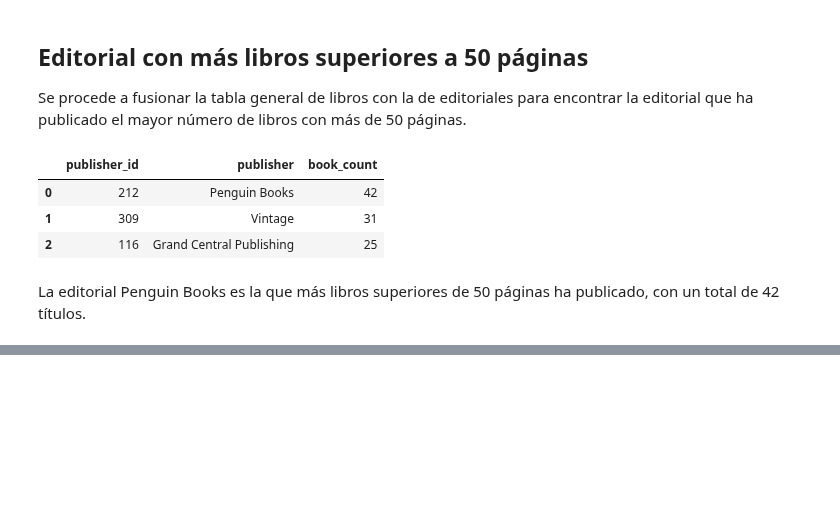
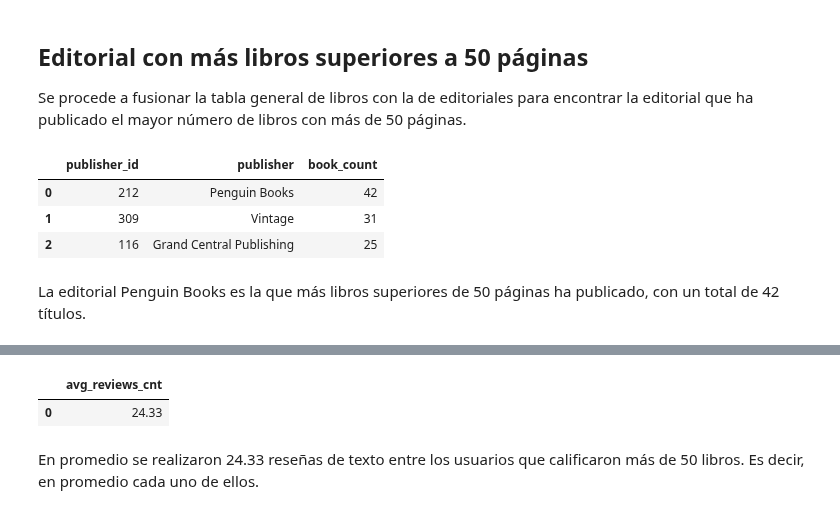
Before and after one commit to ScinDBad/DA_proyecto_final, a Jupyter notebook: sql_bookdata/sql_bookdata.ipynb, the cells around one changed output, grey strips where cells are left out. Saved outputs shown, nothing was run; the diff lists cells and outputs as text; code cells hidden in the pictures; blank space fills up the shorter version.

```diff
--- a/sql_bookdata/sql_bookdata.ipynb
+++ b/sql_bookdata/sql_bookdata.ipynb
@@ -288,0 +333,23 @@ La editorial Penguin Books es la que más libros superiores de 50 páginas ha pu
+# %%
+# Mostrar el promedio de la cantidad de reseñas por usuario que
+# calificaron más de 50 libros
+show('''SELECT
+            ROUND(AVG(num_reviews), 2) AS avg_reviews_cnt
+        FROM (
+            SELECT COUNT(review_id) AS num_reviews
+            FROM reviews
+            --------------------------------------------------
+            WHERE username IN (
+                                SELECT username
+                                FROM ratings
+                                GROUP BY username
+                                HAVING COUNT(book_id) > 50
+                            )
+            GROUP BY username
+            --------------------------------------------------
+        ) AS user_reviews;''')
+# %% [output]
+|  | avg_reviews_cnt |
+| 0 | 24.33 |
+# %% [markdown]
+En promedio se realizaron 24.33 reseñas de texto entre los usuarios que calificaron más de 50 libros. Es decir, en promedio cada uno de ellos.
```
Also changed, not shown: parts of 6 cells of this notebook.
